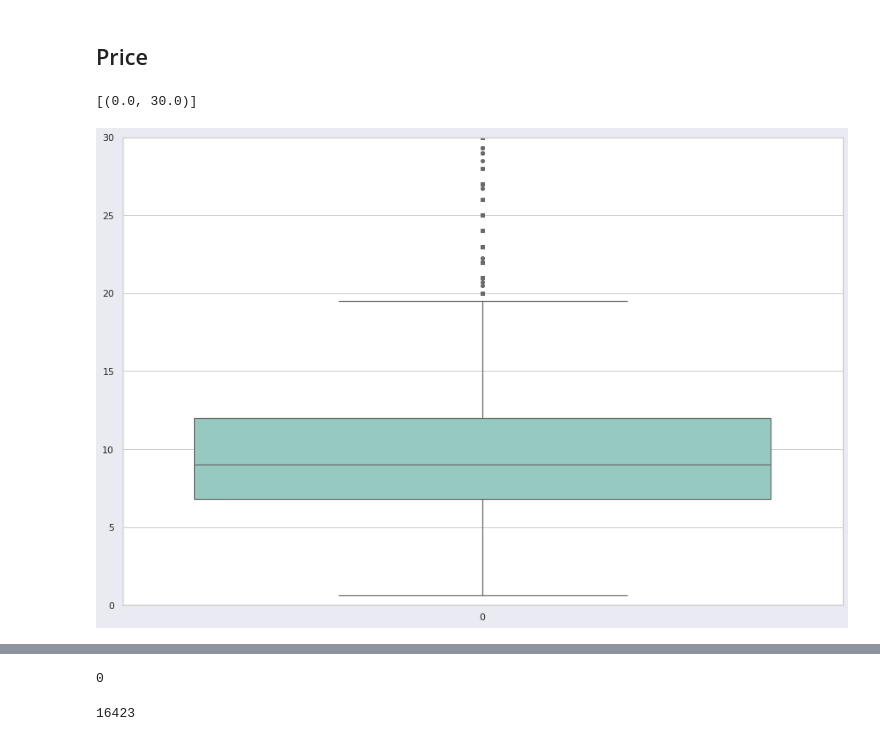
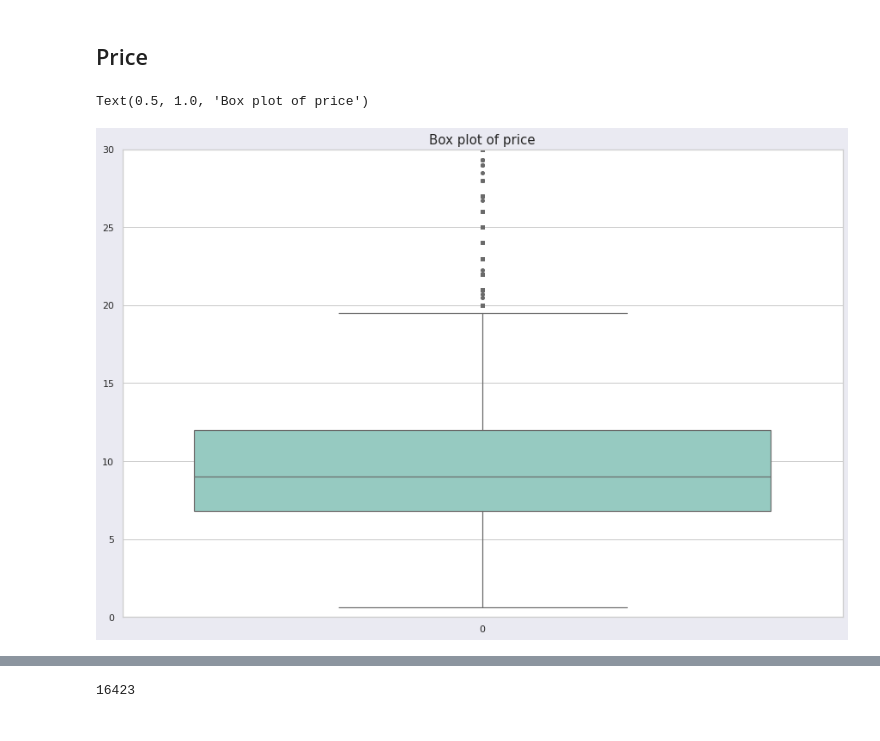
Before and after one commit to phamvanhanh6720/PredictRentedApartment, a Jupyter notebook: process_data/KHDL_visualize.ipynb, the cells around one changed output, grey strips where cells are left out. Cells and saved outputs as stored; diff of their text form; code cells hidden in the pictures.

```diff
--- a/process_data/KHDL_visualize.ipynb
+++ b/process_data/KHDL_visualize.ipynb
@@ -450,20 +450,21 @@ len(dropped_df)
 # %%
 sns.set(style='whitegrid')
 facecolor = '#eaeaf2'
 fig, ax = plt.subplots(figsize=(15, 10), facecolor=facecolor)
 
 # print(df['PRICE'].sort_values(ascending=False))
 
 ax = sns.boxplot(data=dropped_df['PRICE'],
                  palette='Set3',
                  linewidth=1.2,
                  fliersize=2,
                  showmeans=True,
                  flierprops=dict(marker='o', markersize=4))
 ax.set(ylim=(0, 30))
+ax.set_title('Box plot of price', fontsize=15)
 # %% [output]
-[(0.0, 30.0)]
+Text(0.5, 1.0, 'Box plot of price')
-[figure, old version]
+[figure, new version]
 # %%
 dropped_df.query('PRICE >= 20 & PRICE <= 50')
 # %% [output]
@@ -481,10 +482,6 @@ dropped_df.query('PRICE >= 20 & PRICE <= 50')
 | 16832 | môi giới | 3.0 | NaN | 130.0 | chung cư thường | full | 40.0 | ... |
 | 16914 | môi giới | 2.0 | NaN | 85.0 | chung cư thường | cơ bản | 25.0 | ... |
 512 rows × 9 columns
-# %%
-dropped_df['PRICE'].isnull().sum()
-# %% [output]
-0
 # %%
 # Remove data points that have null price values or outlier values
 dropped_df = dropped_df[~dropped_df['PRICE'].isnull()]
```
Also changed, not shown: parts of 18 cells of this notebook.
